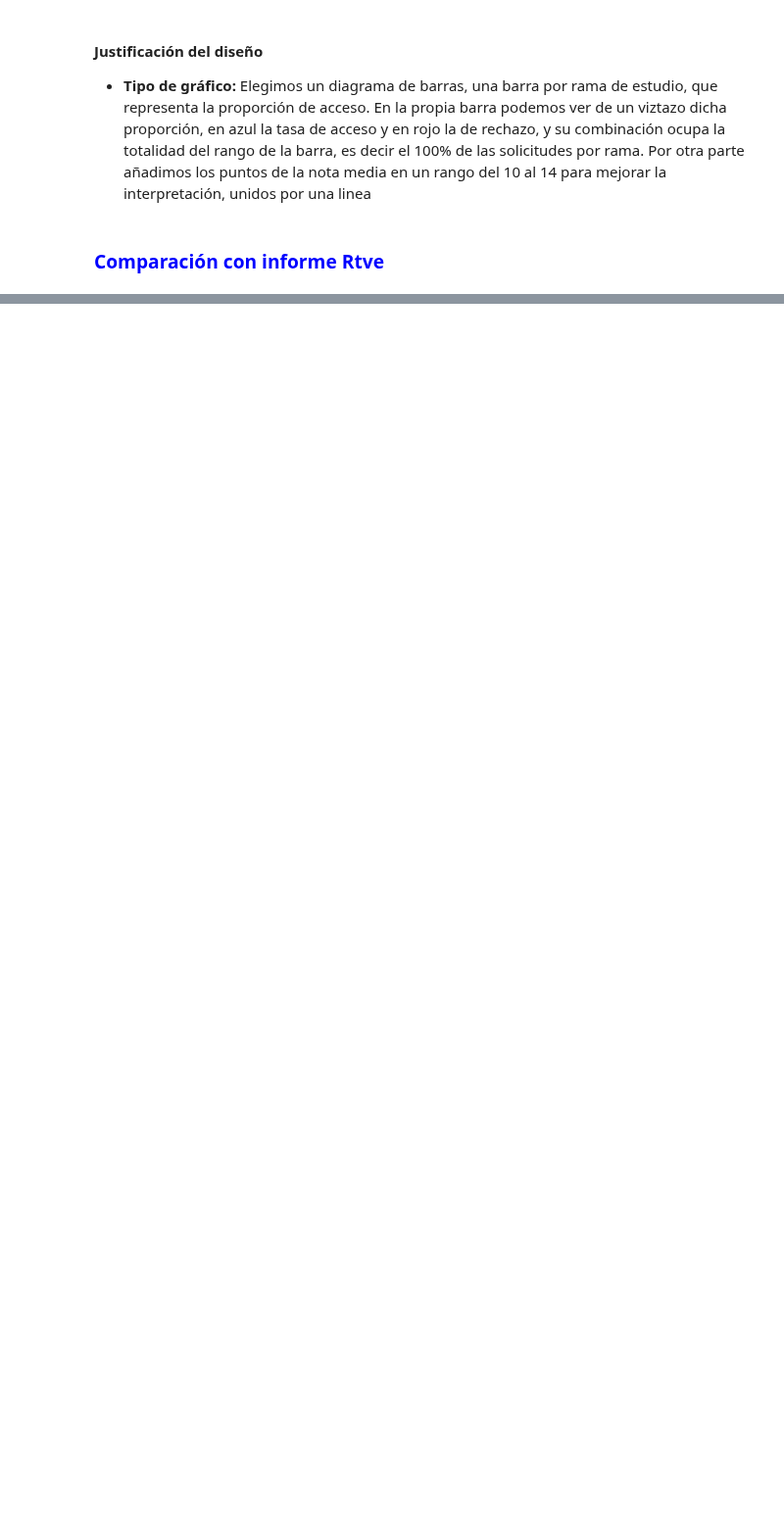
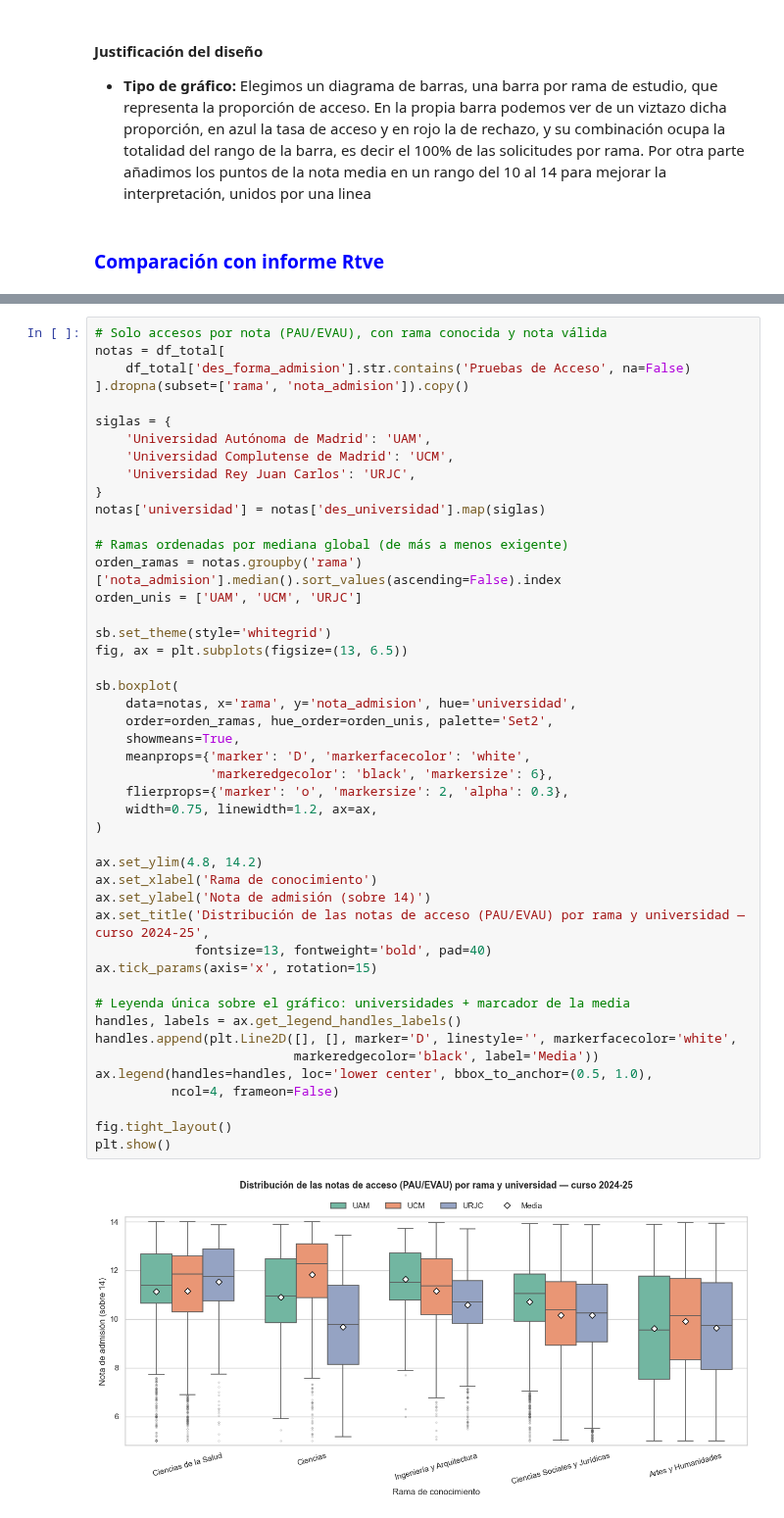
Before and after one commit to kanonigo/visualizacion, a Jupyter notebook: P1/datasets/P1.ipynb, the cells around one changed output, grey strips where cells are left out. Shown at 98% size. Cells and saved outputs as stored; diff of their text form; blank space fills up the shorter version.

```diff
--- a/P1/datasets/P1.ipynb
+++ b/P1/datasets/P1.ipynb
@@ -191,0 +194,48 @@ plt.show()
+# %%
+# Solo accesos por nota (PAU/EVAU), con rama conocida y nota válida
+notas = df_total[
+    df_total['des_forma_admision'].str.contains('Pruebas de Acceso', na=False)
+].dropna(subset=['rama', 'nota_admision']).copy()
+
+siglas = {
+    'Universidad Autónoma de Madrid': 'UAM',
+    'Universidad Complutense de Madrid': 'UCM',
+    'Universidad Rey Juan Carlos': 'URJC',
+}
+notas['universidad'] = notas['des_universidad'].map(siglas)
+
+# Ramas ordenadas por mediana global (de más a menos exigente)
+orden_ramas = notas.groupby('rama')['nota_admision'].median().sort_values(ascending=False).index
+orden_unis = ['UAM', 'UCM', 'URJC']
+
+sb.set_theme(style='whitegrid')
+fig, ax = plt.subplots(figsize=(13, 6.5))
+
+sb.boxplot(
+    data=notas, x='rama', y='nota_admision', hue='universidad',
+    order=orden_ramas, hue_order=orden_unis, palette='Set2',
+    showmeans=True,
+    meanprops={'marker': 'D', 'markerfacecolor': 'white',
+               'markeredgecolor': 'black', 'markersize': 6},
+    flierprops={'marker': 'o', 'markersize': 2, 'alpha': 0.3},
+    width=0.75, linewidth=1.2, ax=ax,
+)
+
+ax.set_ylim(4.8, 14.2)
+ax.set_xlabel('Rama de conocimiento')
+ax.set_ylabel('Nota de admisión (sobre 14)')
+ax.set_title('Distribución de las notas de acceso (PAU/EVAU) por rama y universidad — curso 2024-25',
+             fontsize=13, fontweight='bold', pad=40)
+ax.tick_params(axis='x', rotation=15)
+
+# Leyenda única sobre el gráfico: universidades + marcador de la media
+handles, labels = ax.get_legend_handles_labels()
+handles.append(plt.Line2D([], [], marker='D', linestyle='', markerfacecolor='white',
+                          markeredgecolor='black', label='Media'))
+ax.legend(handles=handles, loc='lower center', bbox_to_anchor=(0.5, 1.0),
+          ncol=4, frameon=False)
+
+fig.tight_layout()
+plt.show()
+# %% [output]
+[figure, added]
```
Also changed, not shown: parts of 14 cells of this notebook.
